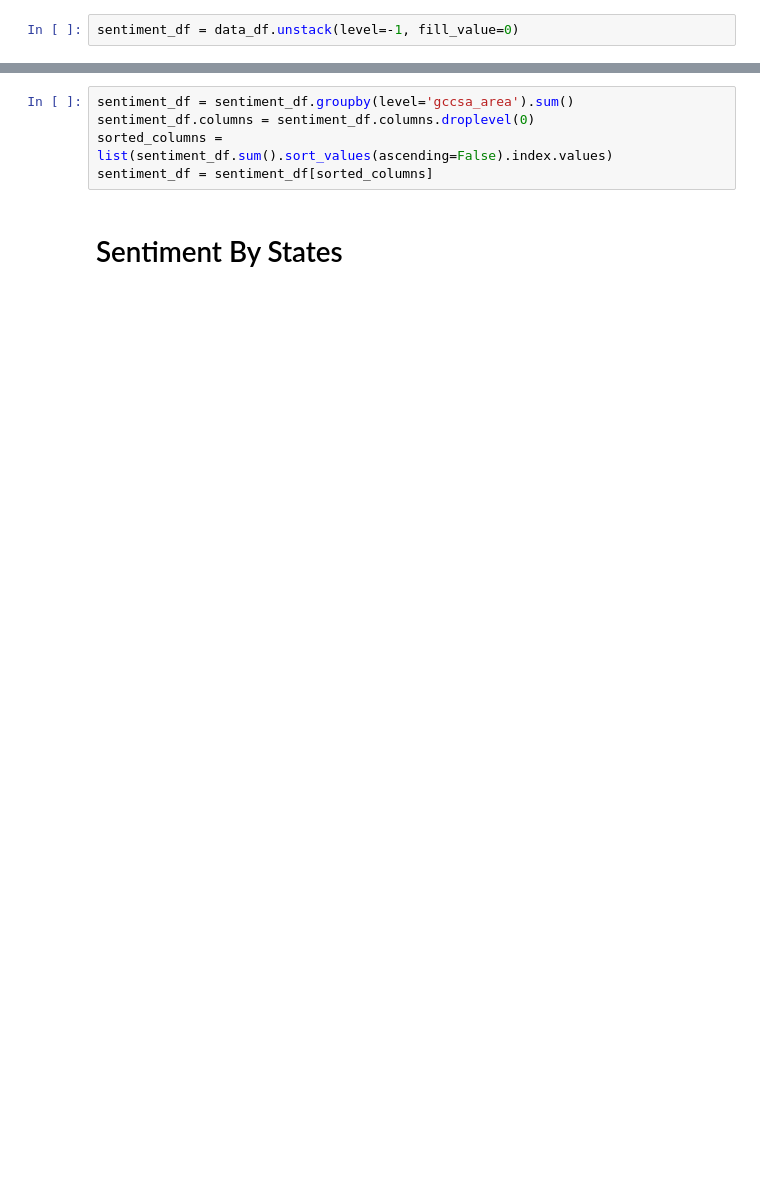
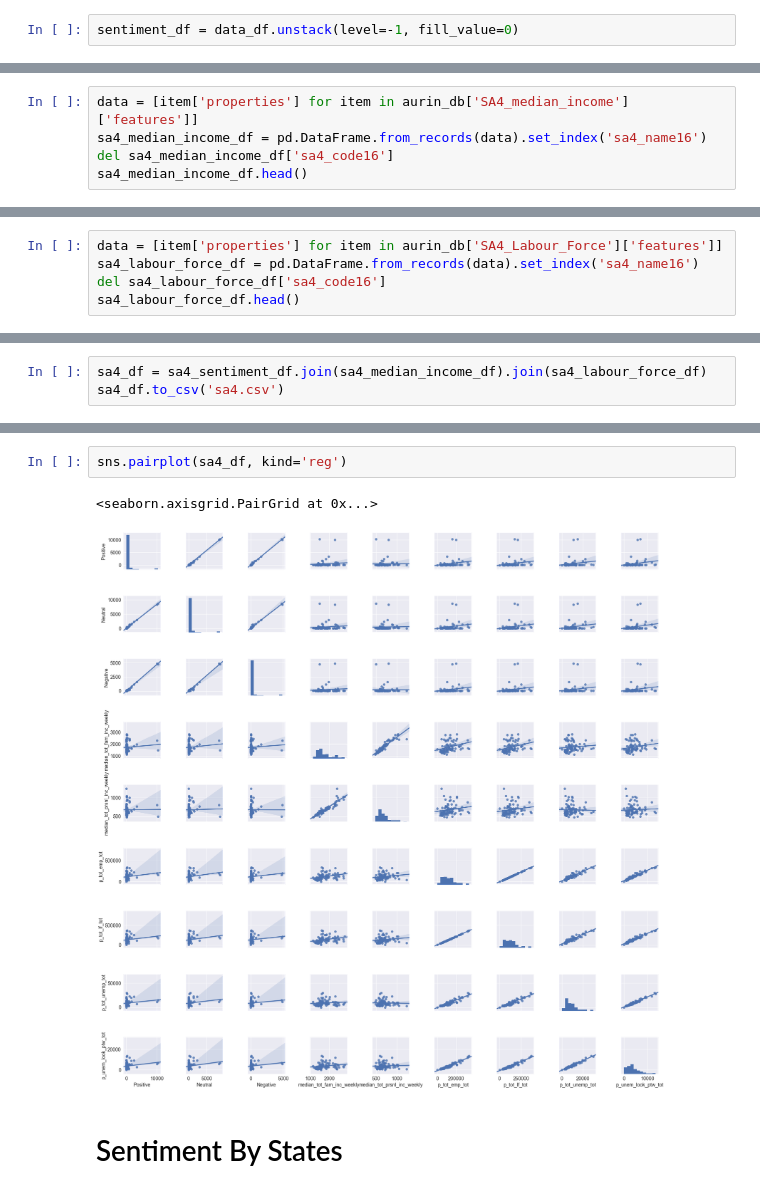
Before and after one commit to Vitaly-Yakutenko/nectar-project, a Jupyter notebook: notebooks/CouchDB_Views.ipynb, the cells around one changed output, grey strips where cells are left out. Cells and saved outputs as stored; diff of their text form; blank space fills up the shorter version.

```diff
--- a/notebooks/CouchDB_Views.ipynb
+++ b/notebooks/CouchDB_Views.ipynb
@@ -58,0 +87,5 @@ sentiment_df = data_df.unstack(level=-1, fill_value=0)
+# %%
+data = [item['properties'] for item in aurin_db['SA4_median_income']['features']]
+sa4_median_income_df = pd.DataFrame.from_records(data).set_index('sa4_name16')
+del sa4_median_income_df['sa4_code16']
+sa4_median_income_df.head()
@@ -58,0 +102,5 @@ sentiment_df = data_df.unstack(level=-1, fill_value=0)
+# %%
+data = [item['properties'] for item in aurin_db['SA4_Labour_Force']['features']]
+sa4_labour_force_df = pd.DataFrame.from_records(data).set_index('sa4_name16')
+del sa4_labour_force_df['sa4_code16']
+sa4_labour_force_df.head()
@@ -59 +174,4 @@ sentiment_df = data_df.unstack(level=-1, fill_value=0)
+# %%
+sa4_df = sa4_sentiment_df.join(sa4_median_income_df).join(sa4_labour_force_df)
+sa4_df.to_csv('sa4.csv')
 # %%
@@ -83,7 +179,7 @@ pd.DataFrame.from_records(data)
-# %%
-sentiment_df = sentiment_df.groupby(level='gccsa_area').sum()
-sentiment_df.columns = sentiment_df.columns.droplevel(0)
-sorted_columns = list(sentiment_df.sum().sort_values(ascending=False).index.values)
-sentiment_df = sentiment_df[sorted_columns]
+# %%
+sns.pairplot(sa4_df, kind='reg')
+# %% [output]
+<seaborn.axisgrid.PairGrid at 0x...>
+[figure, added]
 # %% [markdown]
 # Sentiment By States
```
Also changed, not shown: parts of 32 cells of this notebook.
